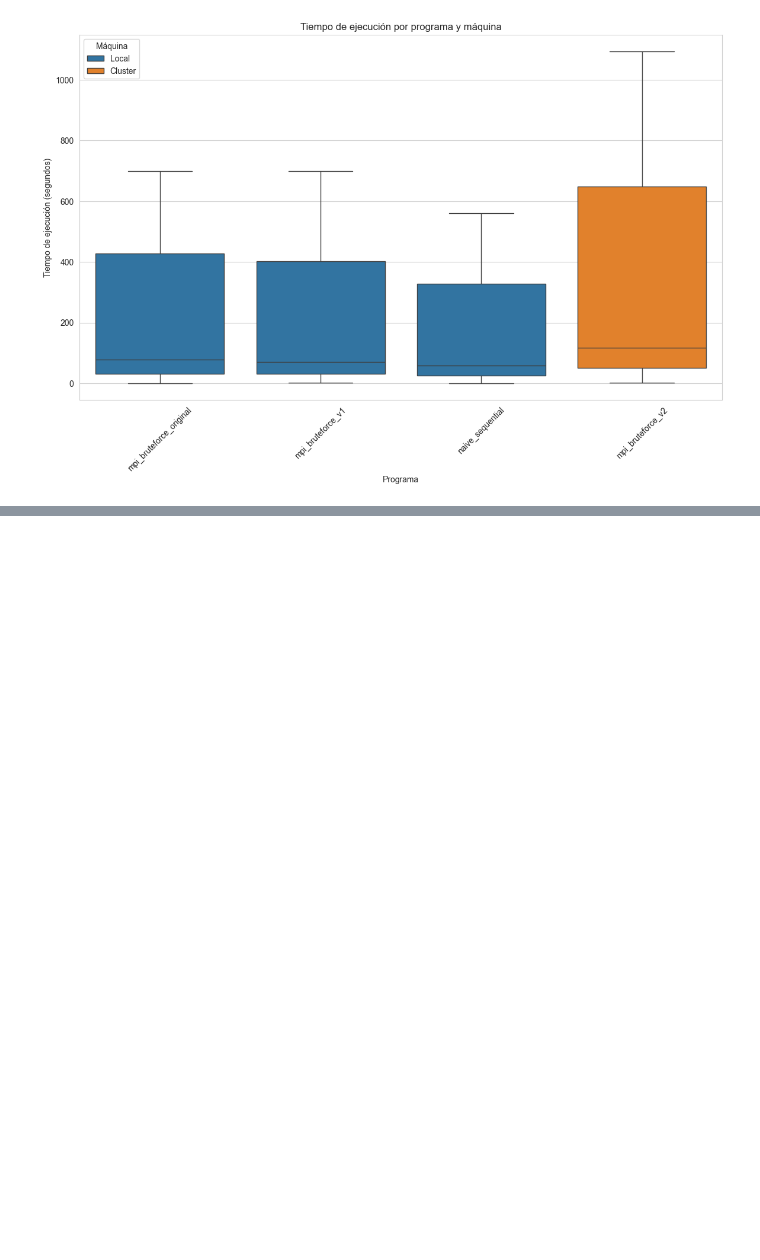
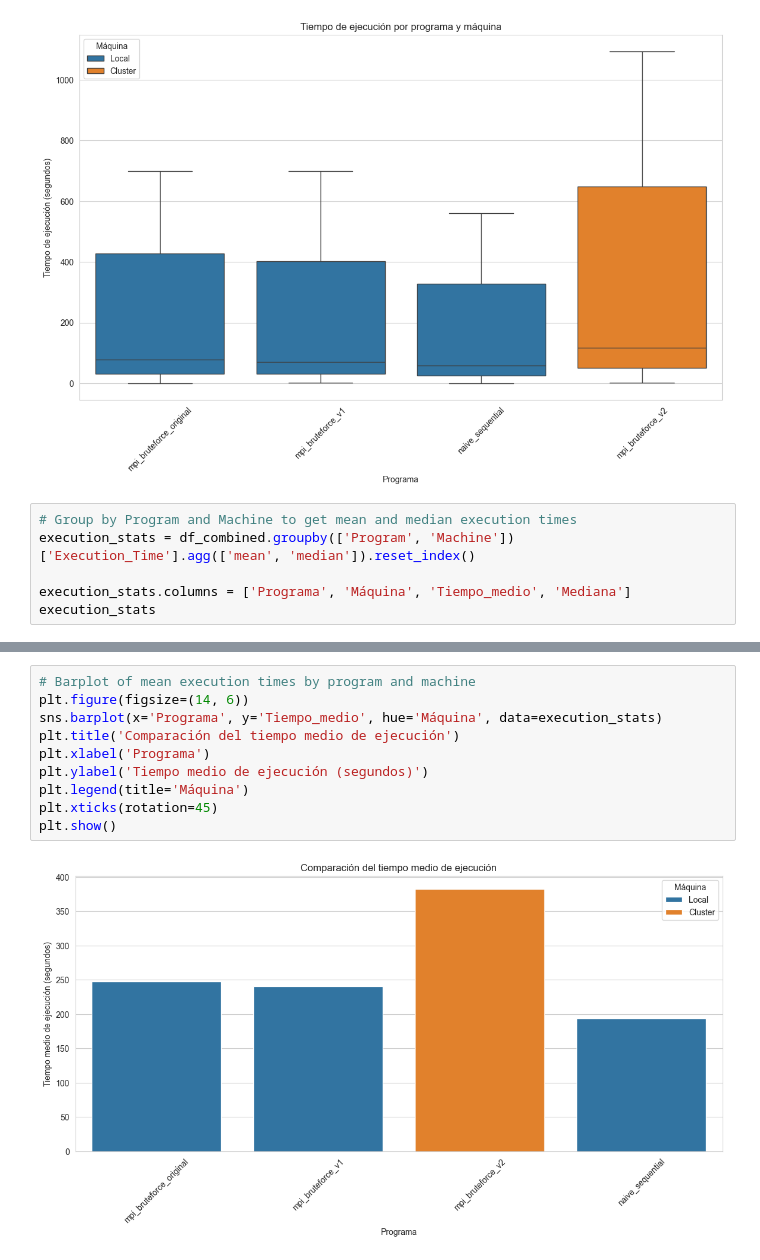
Before and after one commit to UVG-Works-Hub/mpi-bruteforce-keysearch, a Jupyter notebook: analysis.ipynb, the cells around one changed output, grey strips where cells are left out. Drawn from its saved outputs; the diff is of its cells as text; blank space fills up the shorter version.

```diff
--- a/analysis.ipynb
+++ b/analysis.ipynb
@@ -84,3 +84,9 @@ plt.legend(title='Máquina')
 plt.show()
 # %% [output]
 [figure]
+# %%
+# Group by Program and Machine to get mean and median execution times
+execution_stats = df_combined.groupby(['Program', 'Machine'])['Execution_Time'].agg(['mean', 'median']).reset_index()
+
+execution_stats.columns = ['Programa', 'Máquina', 'Tiempo_medio', 'Mediana']
+execution_stats
@@ -86,0 +99,12 @@ plt.show()
+# %%
+# Barplot of mean execution times by program and machine
+plt.figure(figsize=(14, 6))
+sns.barplot(x='Programa', y='Tiempo_medio', hue='Máquina', data=execution_stats)
+plt.title('Comparación del tiempo medio de ejecución')
+plt.xlabel('Programa')
+plt.ylabel('Tiempo medio de ejecución (segundos)')
+plt.legend(title='Máquina')
+plt.xticks(rotation=45)
+plt.show()
+# %% [output]
+[figure, added]
```
Also changed, not shown: parts of 1 cell of this notebook.
